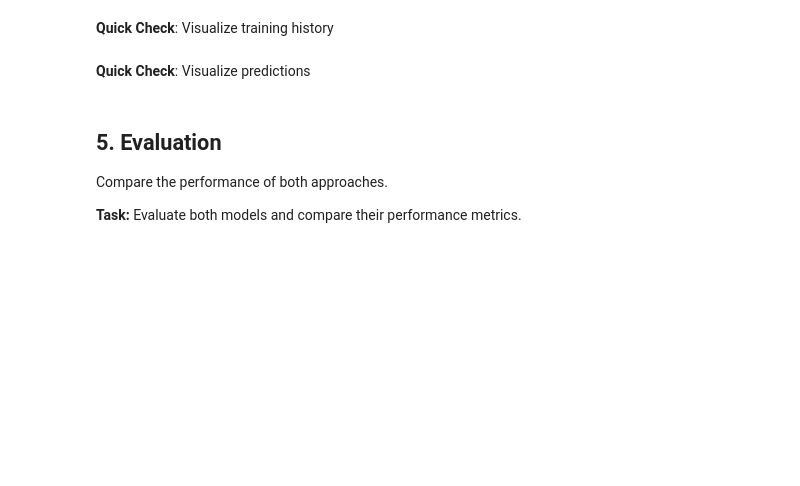
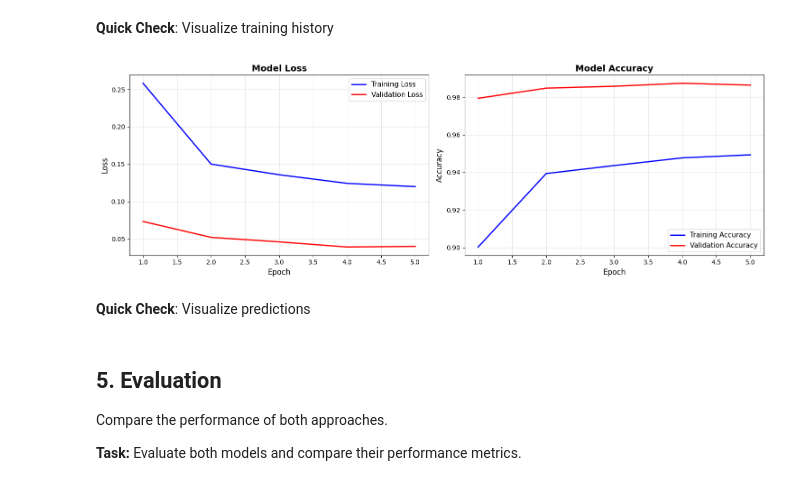
Before and after one commit to justRuba/Deep-Learning, a Jupyter notebook: ai-pros-v1-2025/W4_DL/C1_M5_TransferLearning/C1_M5_Assignment_transferlearning.ipynb, the cells around one changed output. Cells and saved outputs as stored; diff of their text form; code cells hidden in the pictures; blank space fills up the shorter version.

```diff
--- a/ai-pros-v1-2025/W4_DL/C1_M5_TransferLearning/C1_M5_Assignment_transferlearning.ipynb
+++ b/ai-pros-v1-2025/W4_DL/C1_M5_TransferLearning/C1_M5_Assignment_transferlearning.ipynb
@@ -464,8 +472,10 @@ Epoch 3/5
 # %% [markdown]
 **Quick Check**: Visualize training history
 # %%
-# helper_utils.visualize_training_history(history_ft)
-# plt.show()
+helper_utils.visualize_training_history(history_ft)
+plt.show()
+# %% [output]
+[figure, added]
 # %% [markdown]
 **Quick Check**: Visualize predictions
 # %%
```
Also changed, not shown: parts of 1 cell of this notebook.
